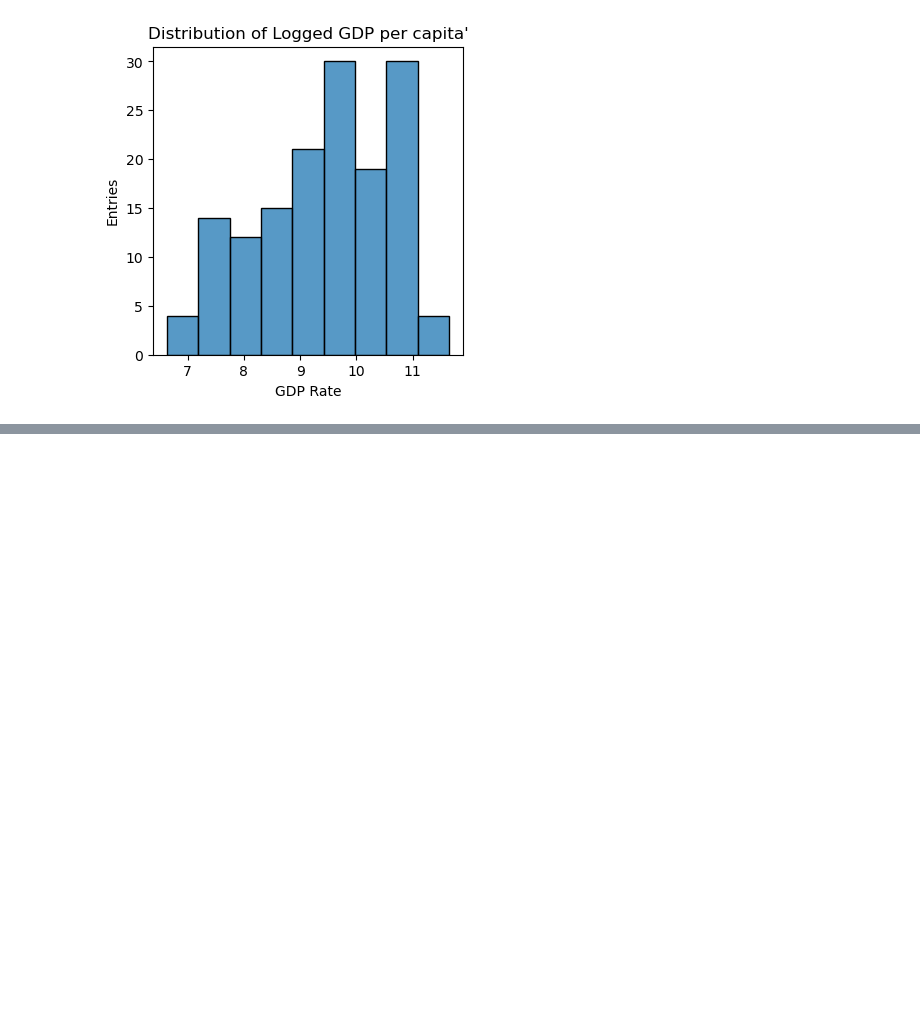
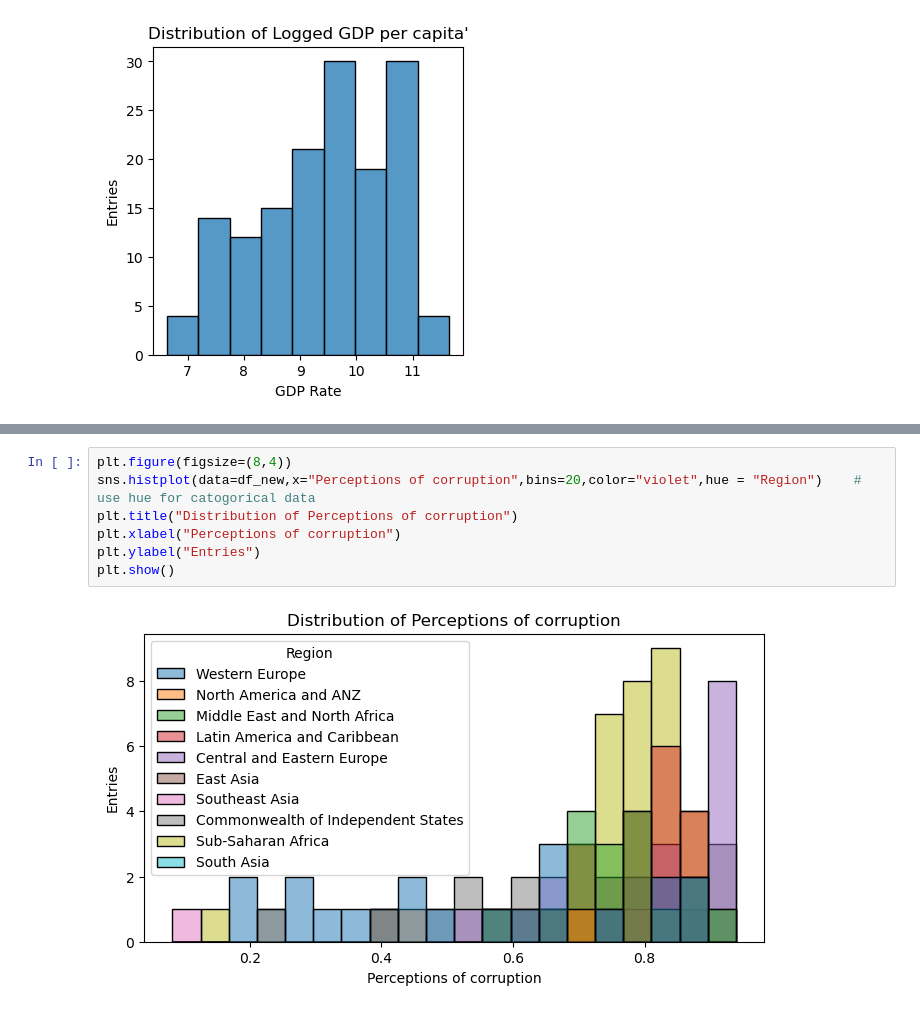
Before and after one commit to bluckreen/World-Happiness-Record-2021--Data-Analysis, a Jupyter notebook: happy.ipynb, the cells around one changed output, grey strips where cells are left out. Drawn from its saved outputs; the diff is of its cells as text; blank space fills up the shorter version.

```diff
--- a/happy.ipynb
+++ b/happy.ipynb
@@ -766,0 +767,9 @@ Text(0, 0.5, 'Entries')
+# %%
+plt.figure(figsize=(8,4))
+sns.histplot(data=df_new,x="Perceptions of corruption",bins=20,color="violet",hue = "Region")    #  use hue for catogorical data
+plt.title("Distribution of Perceptions of corruption")
+plt.xlabel("Perceptions of corruption")
+plt.ylabel("Entries")
+plt.show()
+# %% [output]
+[figure, added]
```
Also changed, not shown: parts of 6 cells of this notebook.
